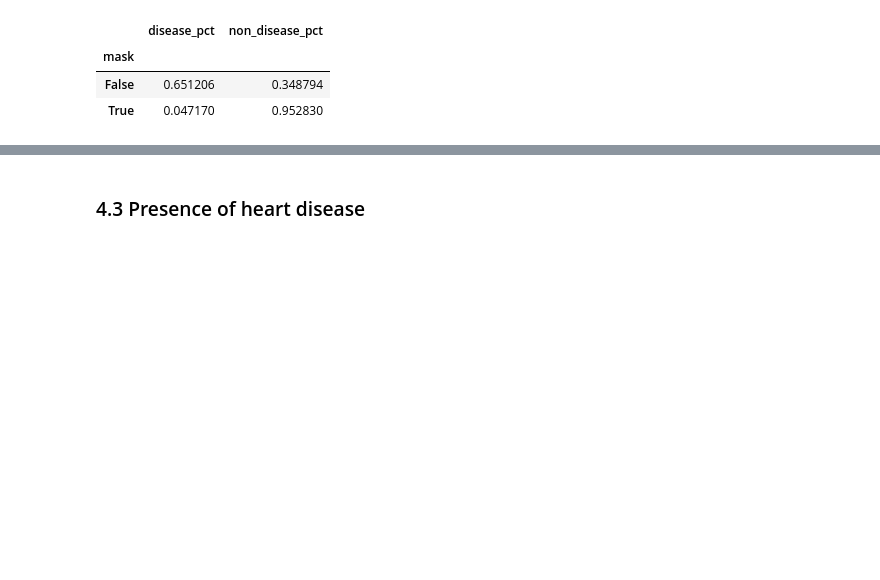
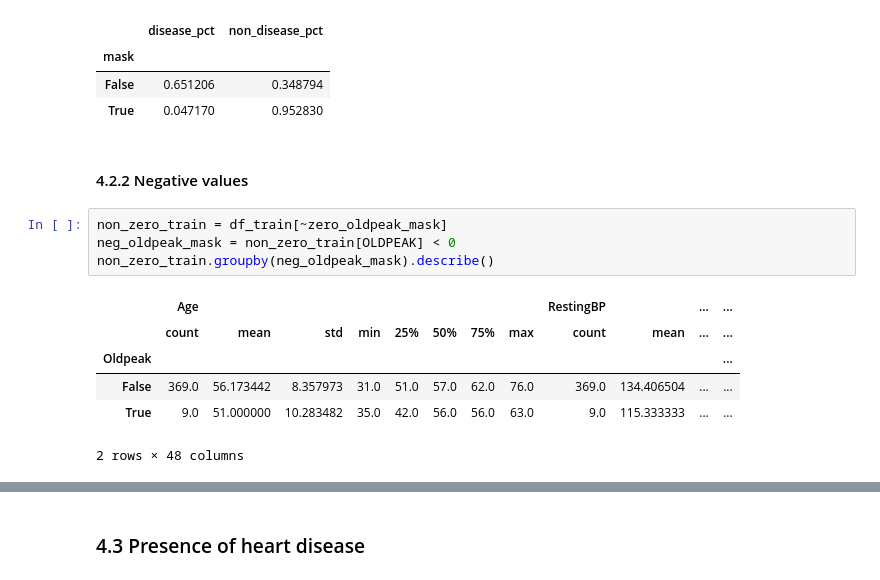
Before and after one commit to Lymuthien/heart_failure, a Jupyter notebook: notebooks/1.0-eda.ipynb, the cells around one changed output, grey strips where cells are left out. Cells and saved outputs as stored; diff of their text form; blank space fills up the shorter version.

```diff
--- a/notebooks/1.0-eda.ipynb
+++ b/notebooks/1.0-eda.ipynb
@@ -382,3 +382,16 @@ tmp
 | mask |  |  |
 | False | 0.651206 | 0.348794 |
 | True | 0.047170 | 0.952830 |
+# %% [markdown]
+#### 4.2.2 Negative values
+# %%
+non_zero_train = df_train[~zero_oldpeak_mask]
+neg_oldpeak_mask = non_zero_train[OLDPEAK] < 0
+non_zero_train.groupby(neg_oldpeak_mask).describe()
+# %% [output]
+|  | Age |  |  |  |  |  |  |  | RestingBP |  | ... | ... |
+|  | count | mean | std | min | 25% | 50% | 75% | max | count | mean | ... | ... |
+| Oldpeak |  |  |  |  |  |  |  |  |  |  |  | ... |
+| False | 369.0 | 56.173442 | 8.357973 | 31.0 | 51.0 | 57.0 | 62.0 | 76.0 | 369.0 | 134.406504 | ... | ... |
+| True | 9.0 | 51.000000 | 10.283482 | 35.0 | 42.0 | 56.0 | 56.0 | 63.0 | 9.0 | 115.333333 | ... | ... |
+2 rows × 48 columns
```
Also changed, not shown: parts of 9 cells of this notebook.
